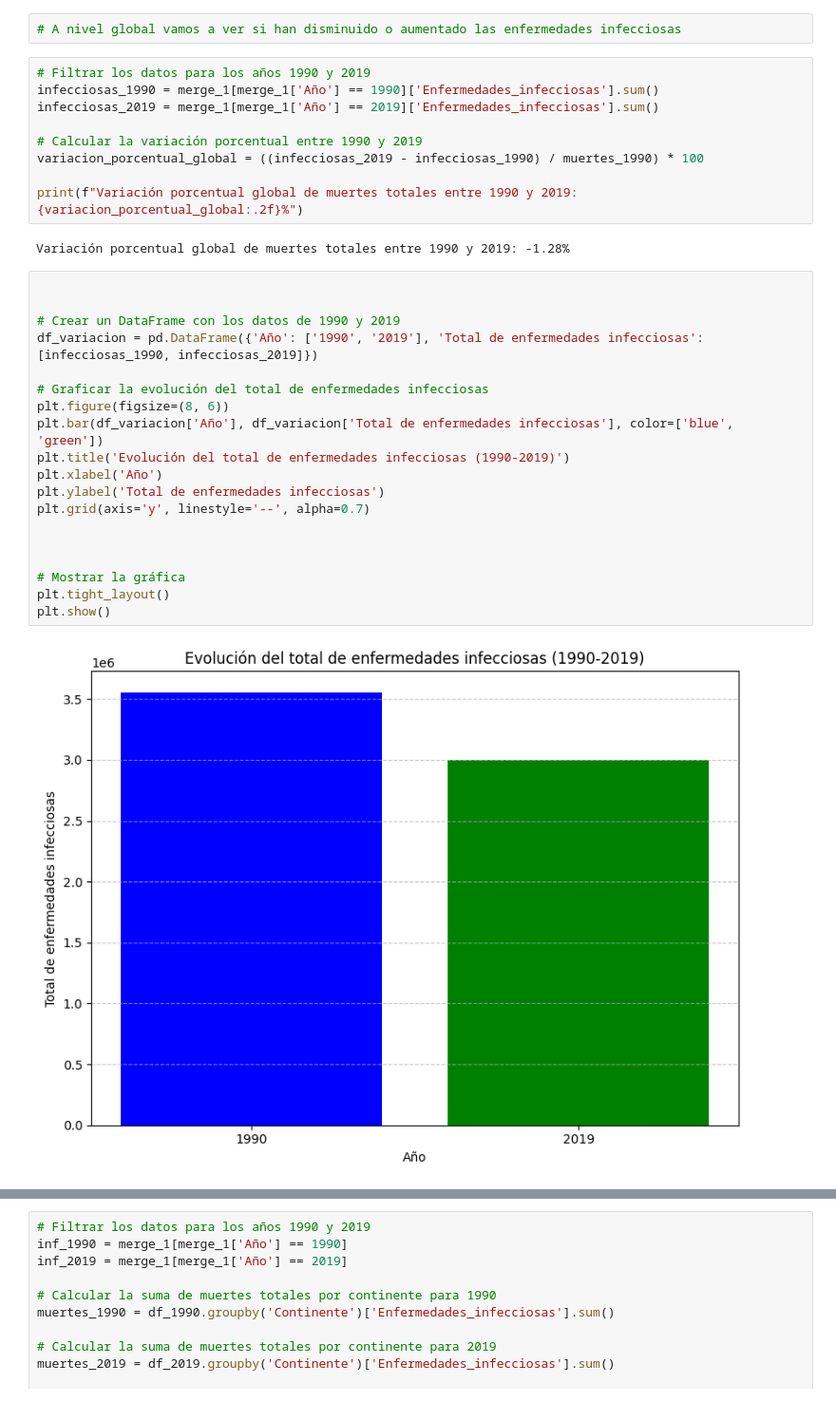
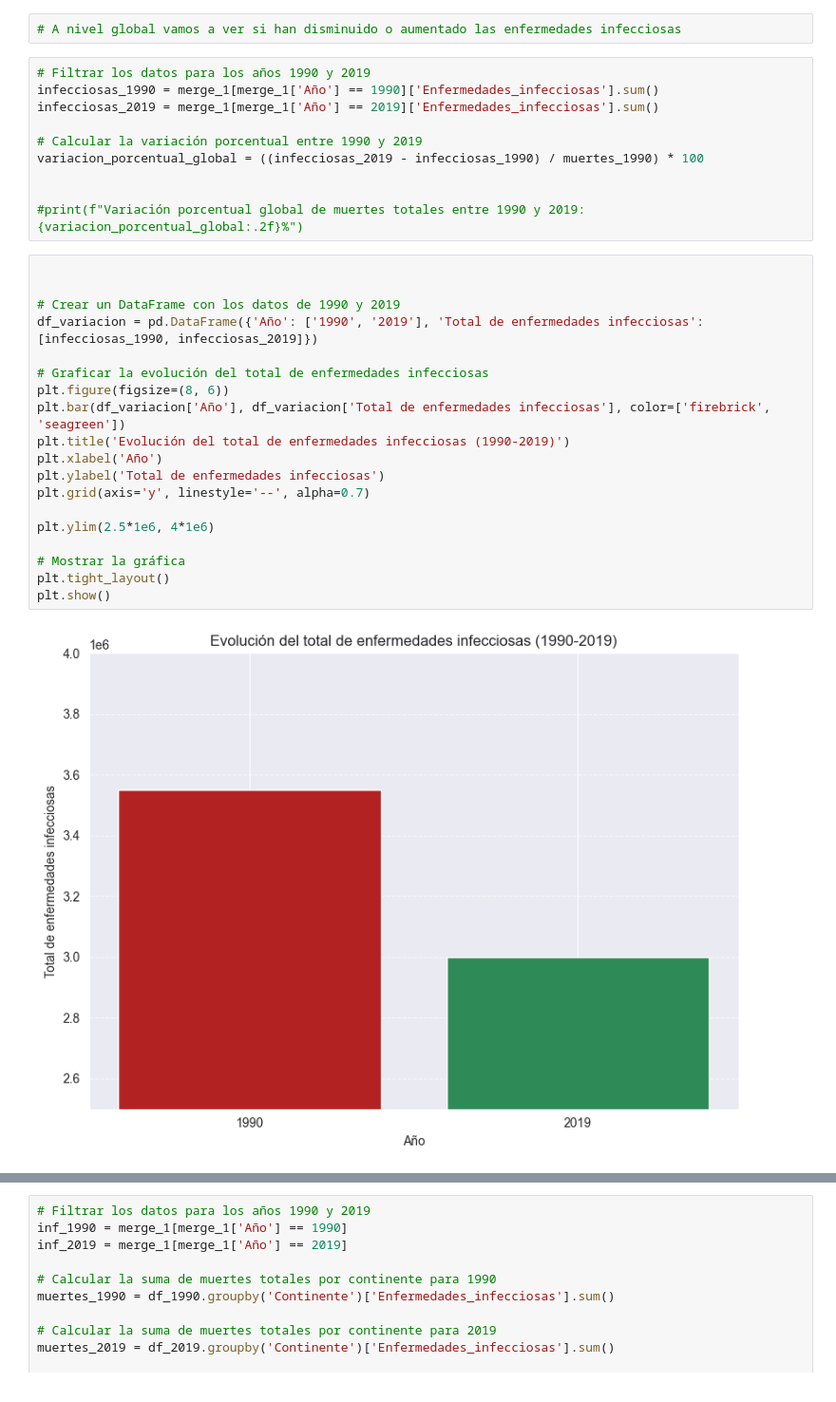
Before and after one commit to AnaEstvz/World-Deaths-and-Causes-EDA, a Jupyter notebook: 1-EDA_MUERTES_FINAL.ipynb, the cells around one changed output, grey strips where cells are left out. Shown at 95% size. Cells and saved outputs as stored; diff of their text form.

```diff
--- a/1-EDA_MUERTES_FINAL.ipynb
+++ b/1-EDA_MUERTES_FINAL.ipynb
@@ -1142,30 +1181,29 @@ infecciosas_2019 = merge_1[merge_1['Año'] == 2019]['Enfermedades_infecciosas'].
 # Calcular la variación porcentual entre 1990 y 2019
 variacion_porcentual_global = ((infecciosas_2019 - infecciosas_1990) / muertes_1990) * 100
 
-print(f"Variación porcentual global de muertes totales entre 1990 y 2019: {variacion_porcentual_global:.2f}%")
+
+#print(f"Variación porcentual global de muertes totales entre 1990 y 2019: {variacion_porcentual_global:.2f}%")
-# %% [output]
-Variación porcentual global de muertes totales entre 1990 y 2019: -1.28%
 # %%
 
 
 # Crear un DataFrame con los datos de 1990 y 2019
 df_variacion = pd.DataFrame({'Año': ['1990', '2019'], 'Total de enfermedades infecciosas': [infecciosas_1990, infecciosas_2019]})
 
 # Graficar la evolución del total de enfermedades infecciosas
 plt.figure(figsize=(8, 6))
-plt.bar(df_variacion['Año'], df_variacion['Total de enfermedades infecciosas'], color=['blue', 'green'])
+plt.bar(df_variacion['Año'], df_variacion['Total de enfermedades infecciosas'], color=['firebrick', 'seagreen'])
 plt.title('Evolución del total de enfermedades infecciosas (1990-2019)')
 plt.xlabel('Año')
 plt.ylabel('Total de enfermedades infecciosas')
 plt.grid(axis='y', linestyle='--', alpha=0.7)
 
-
+plt.ylim(2.5*1e6, 4*1e6)
 
 # Mostrar la gráfica
 plt.tight_layout()
 plt.show()
 # %% [output]
-[figure, old version]
+[figure, new version]
 # %%
 
 # Gráfico de líneas donde observamos como han evoluciona las enfermedades infecciosas por continente
```
Also changed, not shown: parts of 70 cells of this notebook.
